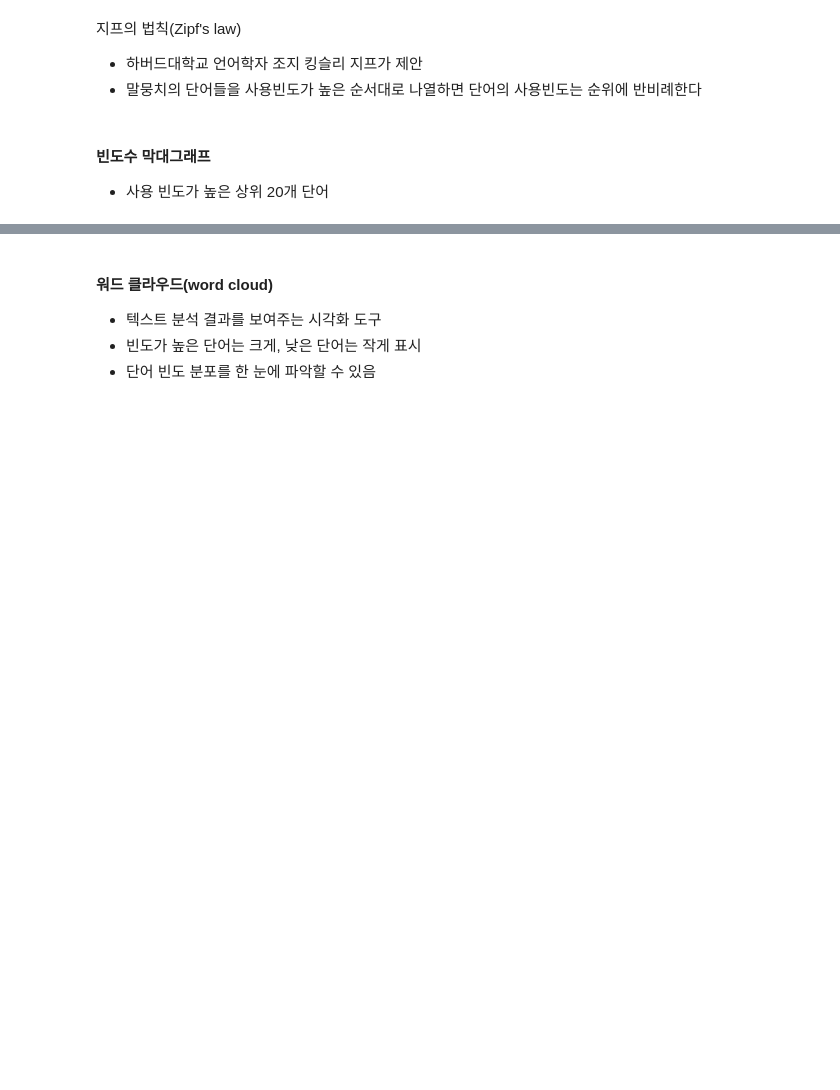
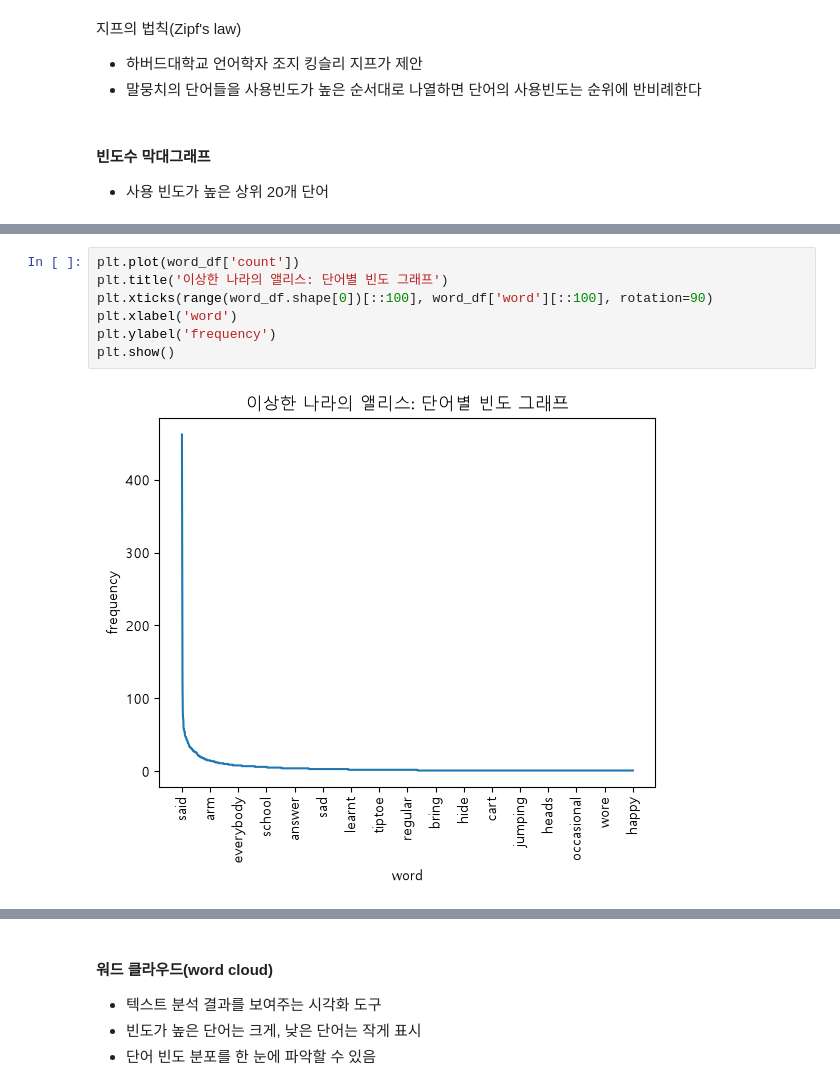
Before and after one commit to dkdkdk606/national_Defense, a Jupyter notebook: 06_Text_Preprocessing/1_코드/NLP_03_텍스트전처리와시각화01.ipynb, the cells around one changed output, grey strips where cells are left out. Cells and saved outputs as stored; diff of their text form; blank space fills up the shorter version.

```diff
--- a/06_Text_Preprocessing/1_코드/NLP_03_텍스트전처리와시각화01.ipynb
+++ b/06_Text_Preprocessing/1_코드/NLP_03_텍스트전처리와시각화01.ipynb
@@ -45,0 +300,9 @@
+# %%
+plt.plot(word_df['count'])
+plt.title('이상한 나라의 앨리스: 단어별 빈도 그래프')
+plt.xticks(range(word_df.shape[0])[::100], word_df['word'][::100], rotation=90)
+plt.xlabel('word')
+plt.ylabel('frequency')
+plt.show()
+# %% [output]
+[figure, added]
```
Also changed, not shown: parts of 85 cells of this notebook, 19 other files.
